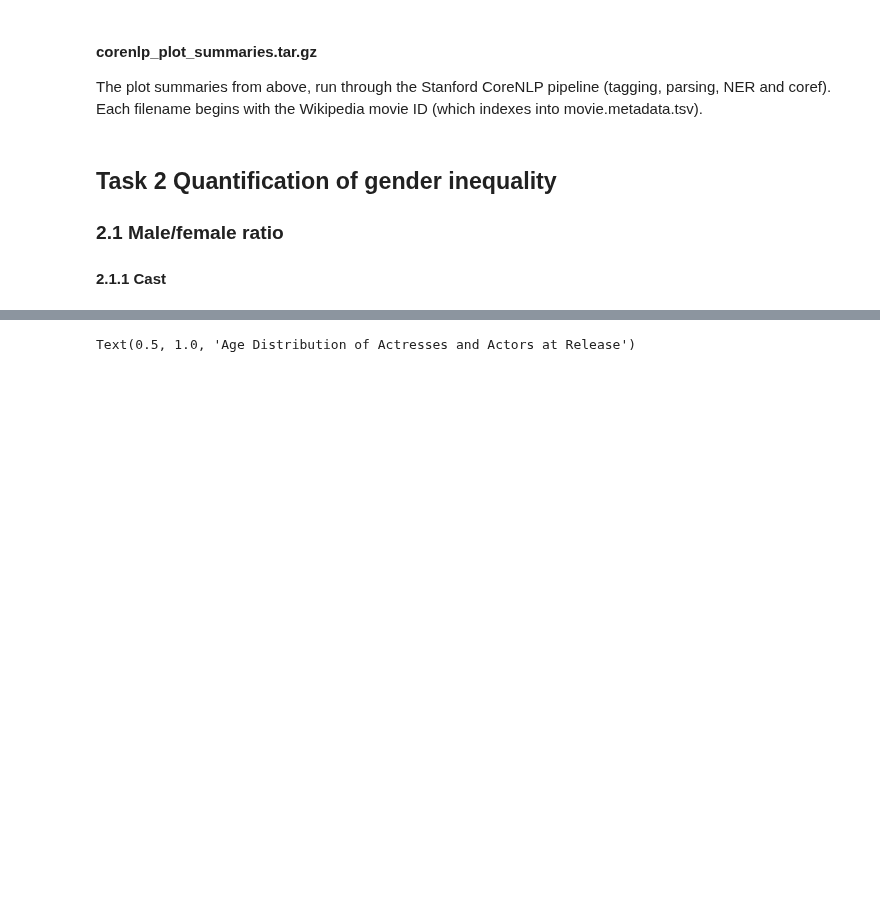
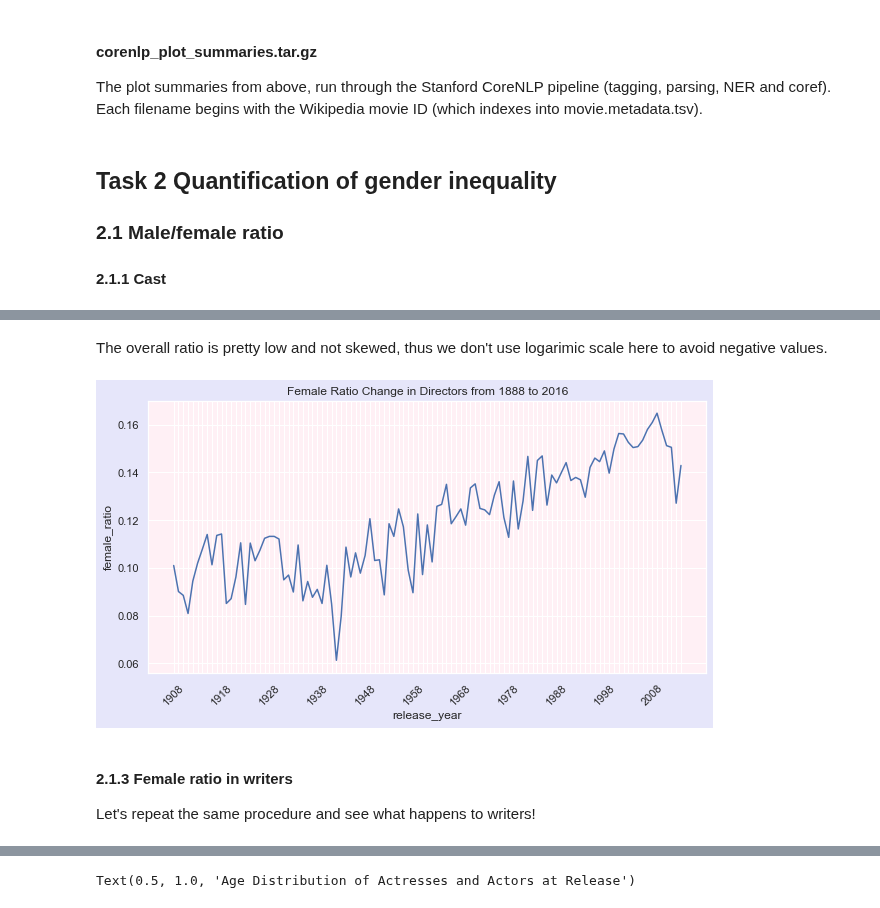
Before and after one commit to epfl-ada/ada-2022-project-yiyisoda, a Jupyter notebook: milestone_2.ipynb, the cells around one changed output, grey strips where cells are left out. Drawn from its saved outputs; the diff is of its cells as text; code cells hidden in the pictures; blank space fills up the shorter version.

```diff
--- a/milestone_2.ipynb
+++ b/milestone_2.ipynb
@@ -317,0 +353,18 @@ for ind, label in enumerate(g.get_xticklabels()):
+# %% [markdown]
+The overall ratio is pretty low and not skewed, thus we don't use logarimic scale here to avoid negative values.
+# %%
+f, ax = plt.subplots(figsize=(10, 5))
+sns.set(rc={'axes.facecolor':'lavenderblush', 'figure.facecolor':'lavender'})
+g = sns.lineplot(data=female_director_ratio_by_year,x='release_year',y='female_ratio',markers='o')
+g.set_title('Female Ratio Change in Directors from 1888 to 2016')
+g.tick_params(axis='x', rotation=45)
+for ind, label in enumerate(g.get_xticklabels()):
+    if ind % 10 == 0:  # every 10th label is kept
+        label.set_visible(True)
+    else:
+        label.set_visible(False)
+# %% [output]
+[figure, added]
+# %% [markdown]
+#### 2.1.3 Female ratio in writers
+Let's repeat the same procedure and see what happens to writers!
```
Also changed, not shown: parts of 31 cells of this notebook.
